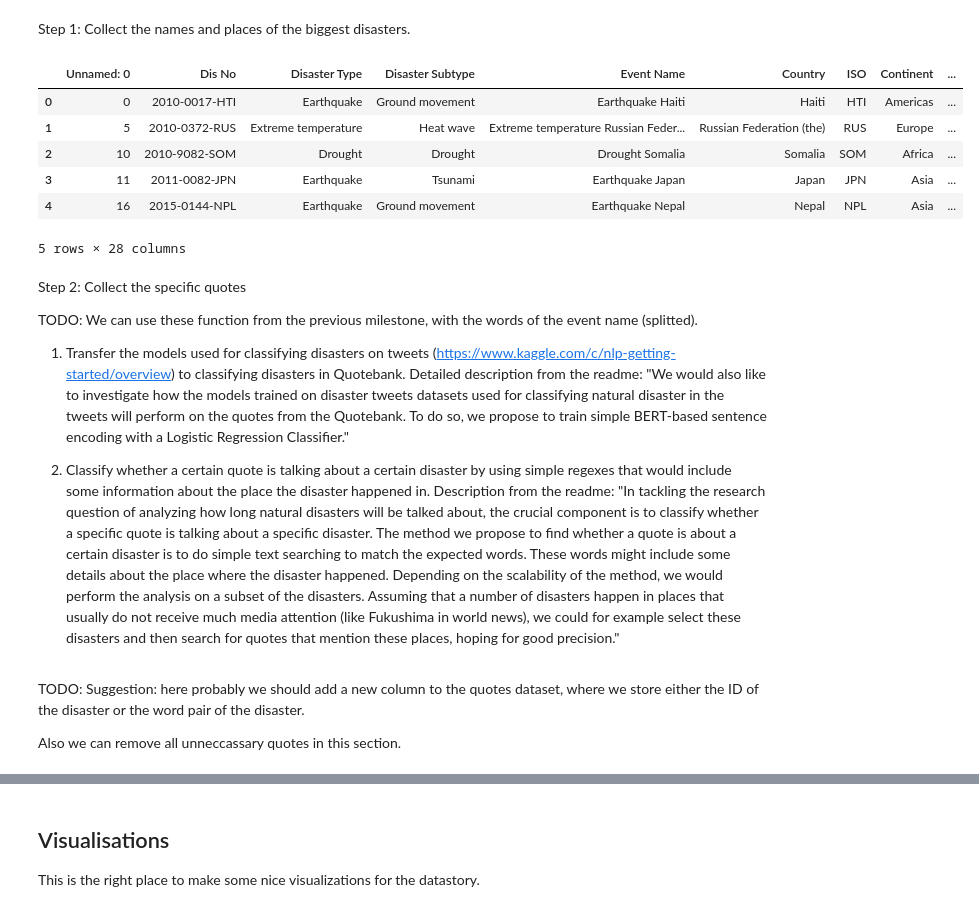
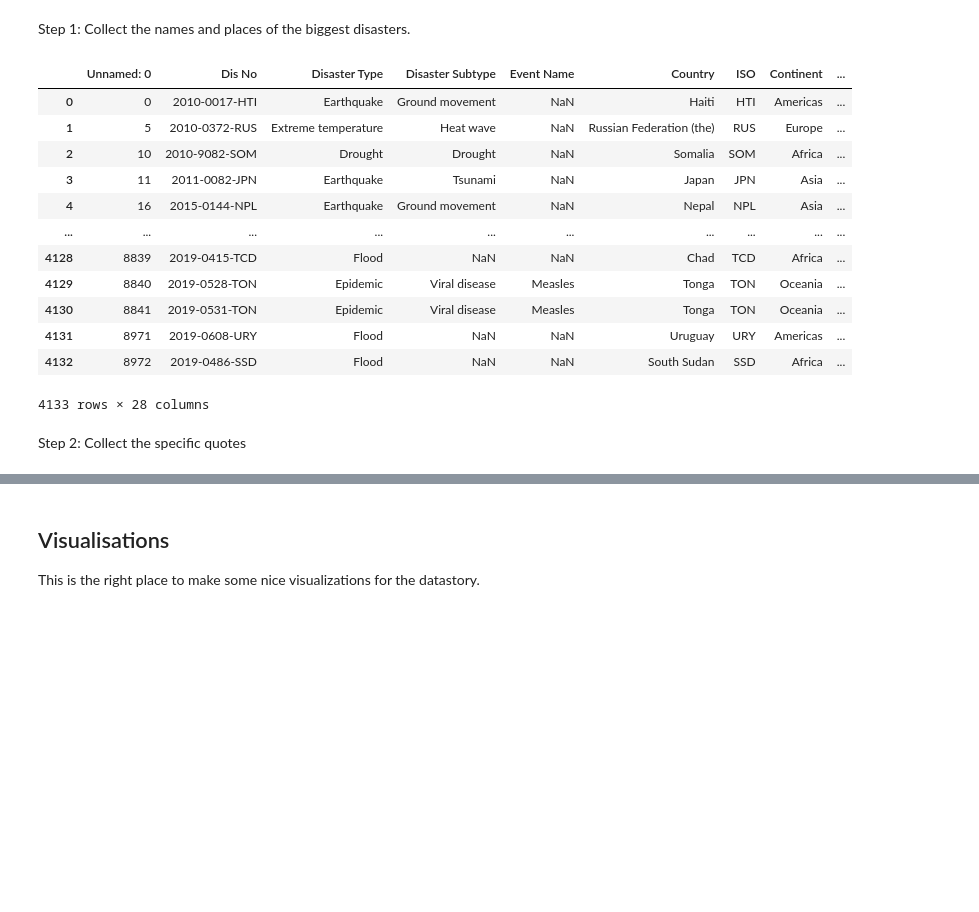
Before and after one commit to epfl-ada/ada-2021-project-hivemind, a Jupyter notebook: media_influencing_factors.ipynb, the cells around one changed output, grey strips where cells are left out. Cells and saved outputs as stored; diff of their text form; code cells hidden in the pictures; blank space fills up the shorter version.

Commit message:
merge disasters with wdi

```diff
--- a/media_influencing_factors.ipynb
+++ b/media_influencing_factors.ipynb
@@ -13,33 +31,26 @@ As we have seen in the previous milestone, we can assume that to a specific disa
 Step 1: Collect the names and places of the biggest disasters.
 # %%
 disasters = pd.read_csv("datasets/emdat/emdat_public_2021_11_06_clean.csv")
-disasters["Event Name"] = disasters["Disaster Type"]+" "+disasters["Country"]
-disasters.head()
+disasters
 # %% [output]
 |  | Unnamed: 0 | Dis No | Disaster Type | Disaster Subtype | Event Name | Country | ISO | Continent | ... |
-| 0 | 0 | 2010-0017-HTI | Earthquake | Ground movement | Earthquake Haiti | Haiti | HTI | Americas | ... |
-| 1 | 5 | 2010-0372-RUS | Extreme temperature | Heat wave | Extreme temperature Russian Feder... | Russian Federation (the) | RUS | Europe | ... |
-| 2 | 10 | 2010-9082-SOM | Drought | Drought | Drought Somalia | Somalia | SOM | Africa | ... |
-| 3 | 11 | 2011-0082-JPN | Earthquake | Tsunami | Earthquake Japan | Japan | JPN | Asia | ... |
-| 4 | 16 | 2015-0144-NPL | Earthquake | Ground movement | Earthquake Nepal | Nepal | NPL | Asia | ... |
+| 0 | 0 | 2010-0017-HTI | Earthquake | Ground movement | NaN | Haiti | HTI | Americas | ... |
+| 1 | 5 | 2010-0372-RUS | Extreme temperature | Heat wave | NaN | Russian Federation (the) | RUS | Europe | ... |
+| 2 | 10 | 2010-9082-SOM | Drought | Drought | NaN | Somalia | SOM | Africa | ... |
+| 3 | 11 | 2011-0082-JPN | Earthquake | Tsunami | NaN | Japan | JPN | Asia | ... |
+| 4 | 16 | 2015-0144-NPL | Earthquake | Ground movement | NaN | Nepal | NPL | Asia | ... |
+| ... | ... | ... | ... | ... | ... | ... | ... | ... | ... |
+| 4128 | 8839 | 2019-0415-TCD | Flood | NaN | NaN | Chad | TCD | Africa | ... |
+| 4129 | 8840 | 2019-0528-TON | Epidemic | Viral disease | Measles | Tonga | TON | Oceania | ... |
+| 4130 | 8841 | 2019-0531-TON | Epidemic | Viral disease | Measles | Tonga | TON | Oceania | ... |
+| 4131 | 8971 | 2019-0608-URY | Flood | NaN | NaN | Uruguay | URY | Americas | ... |
+| 4132 | 8972 | 2019-0486-SSD | Flood | NaN | NaN | South Sudan | SSD | Africa | ... |
-5 rows × 28 columns
+4133 rows × 28 columns
-# %% [markdown]
-Step 2: Collect the specific quotes
-
-TODO: We can use these function from the previous milestone, with the words of the event name (splitted).
-
-1. Transfer the models used for classifying disasters on tweets (https://www.kaggle.com/c/nlp-getting-started/overview) to classifying disasters in Quotebank.
-Detailed description from the readme: "We would also like to investigate how the models trained on disaster tweets datasets used for classifying natural disaster in the tweets will perform on the quotes from the Quotebank. To do so, we propose to train simple BERT-based sentence encoding with a Logistic Regression Classifier."
-
-2. Classify whether a certain quote is talking about a certain disaster by using simple regexes that would include some information about the place the disaster happened in.
-Description from the readme: "In tackling the research question of analyzing how long natural disasters will be talked about, the crucial component is to classify whether a specific quote is talking about a specific disaster. The method we propose to find whether a quote is about a certain disaster is to do simple text searching to match the expected words. These words might include some details about the place where the disaster happened. Depending on the scalability of the method, we would perform the analysis on a subset of the disasters. Assuming that a number of disasters happen in places that usually do not receive much media attention (like Fukushima in world news), we could for example select these disasters and then search for quotes that mention these places, hoping for good precision."
+# %% [markdown]
+Step 2: Collect the specific quotes
 # %%
 def contain_all_words_regex(words):
     return "".join([f"(?=.*{word})" for word in words])
 
 def quotes_that_contain_all_words(words):
     return dataset[dataset.quotation.str.lower().str.contains(contain_all_words_regex(words), regex=True)]
-# %% [markdown]
-TODO: Suggestion: here probably we should add a new column to the quotes dataset, where we store either the ID of the disaster or the word pair of the disaster.
-
-Also we can remove all unneccassary quotes in this section.
```
Also changed, not shown: parts of 9 cells of this notebook.
